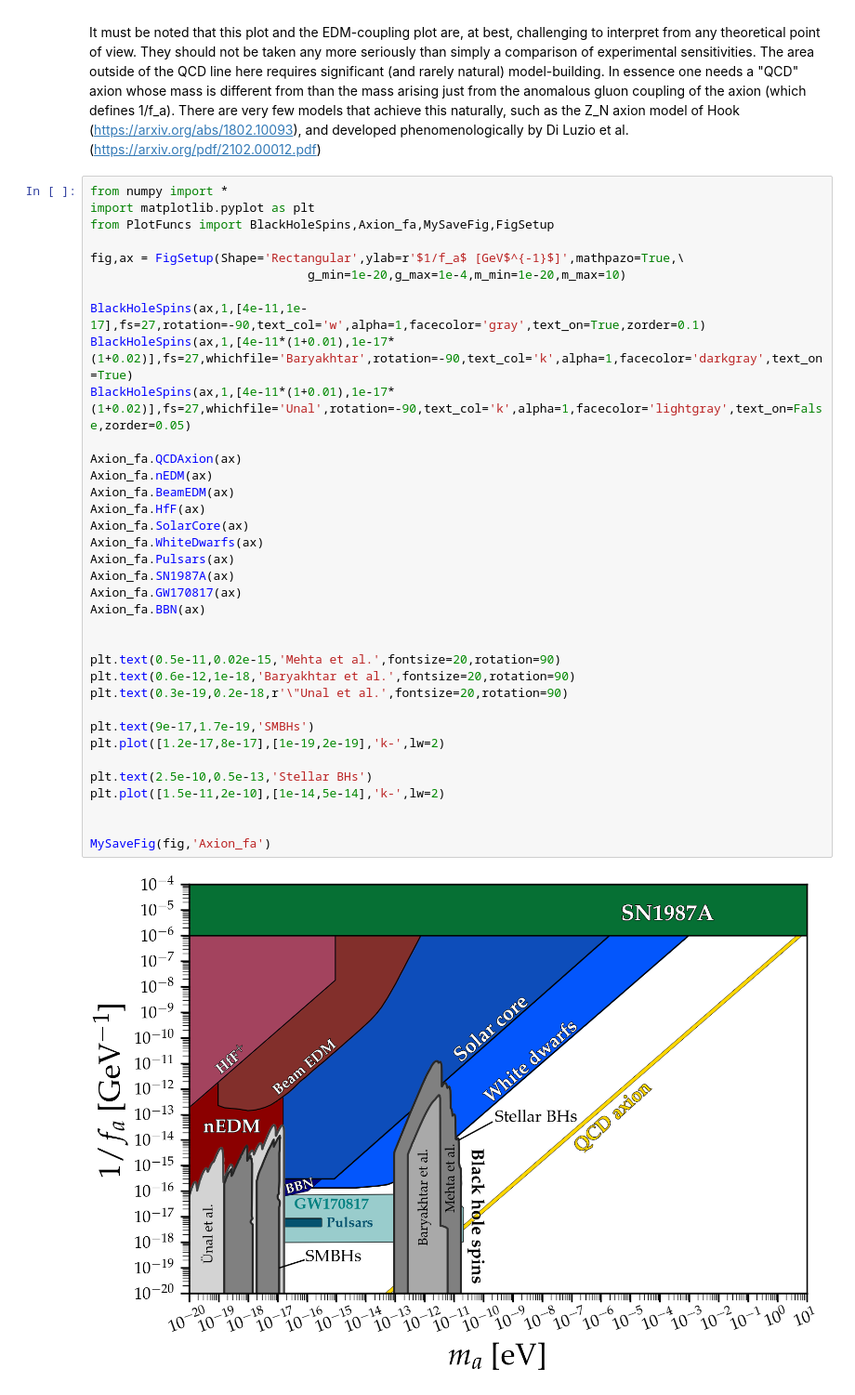
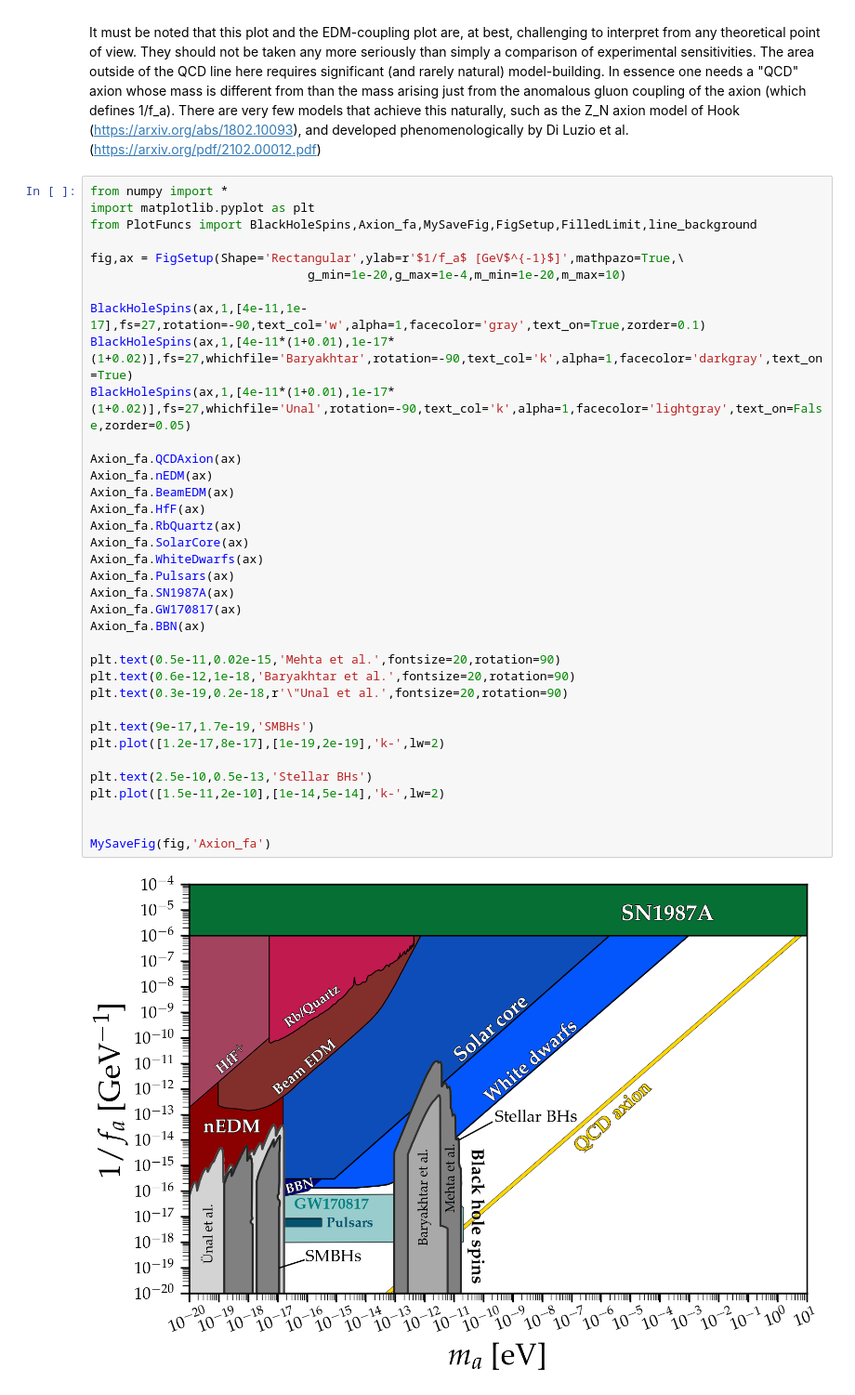
Before and after one commit to cajohare/AxionLimits, a Jupyter notebook: Axion_fa.ipynb, the cells around one changed output. Shown at 93% size. Cells and saved outputs as stored; diff of their text form.

Commit message:
adding dy/rb limits

```diff
--- a/Axion_fa.ipynb
+++ b/Axion_fa.ipynb
@@ -16,41 +16,41 @@ It must be noted that this plot and the EDM-coupling plot are, at best, challeng
 # %%
 from numpy import *
 import matplotlib.pyplot as plt
-from PlotFuncs import BlackHoleSpins,Axion_fa,MySaveFig,FigSetup
+from PlotFuncs import BlackHoleSpins,Axion_fa,MySaveFig,FigSetup,FilledLimit,line_background
 
 fig,ax = FigSetup(Shape='Rectangular',ylab=r'$1/f_a$ [GeV$^{-1}$]',mathpazo=True,\
                               g_min=1e-20,g_max=1e-4,m_min=1e-20,m_max=10)
 
 BlackHoleSpins(ax,1,[4e-11,1e-17],fs=27,rotation=-90,text_col='w',alpha=1,facecolor='gray',text_on=True,zorder=0.1)
 BlackHoleSpins(ax,1,[4e-11*(1+0.01),1e-17*(1+0.02)],fs=27,whichfile='Baryakhtar',rotation=-90,text_col='k',alpha=1,facecolor='darkgray',text_on=True)
 BlackHoleSpins(ax,1,[4e-11*(1+0.01),1e-17*(1+0.02)],fs=27,whichfile='Unal',rotation=-90,text_col='k',alpha=1,facecolor='lightgray',text_on=False,zorder=0.05)
 
 Axion_fa.QCDAxion(ax)
 Axion_fa.nEDM(ax)
 Axion_fa.BeamEDM(ax)
 Axion_fa.HfF(ax)
+Axion_fa.RbQuartz(ax)
 Axion_fa.SolarCore(ax)
 Axion_fa.WhiteDwarfs(ax)
 Axion_fa.Pulsars(ax)
 Axion_fa.SN1987A(ax)
 Axion_fa.GW170817(ax)
 Axion_fa.BBN(ax)
-
 
 plt.text(0.5e-11,0.02e-15,'Mehta et al.',fontsize=20,rotation=90)
 plt.text(0.6e-12,1e-18,'Baryakhtar et al.',fontsize=20,rotation=90)
 plt.text(0.3e-19,0.2e-18,r'\"Unal et al.',fontsize=20,rotation=90)
 
 plt.text(9e-17,1.7e-19,'SMBHs')
 plt.plot([1.2e-17,8e-17],[1e-19,2e-19],'k-',lw=2)
 
 plt.text(2.5e-10,0.5e-13,'Stellar BHs')
 plt.plot([1.5e-11,2e-10],[1e-14,5e-14],'k-',lw=2)
 
 
 MySaveFig(fig,'Axion_fa')
 # %% [output]
-[figure, old version]
+[figure, new version]
 # %%
 from numpy import *
 import matplotlib.pyplot as plt
```
Also changed, not shown: parts of 1 cell of this notebook, 24 other files.
